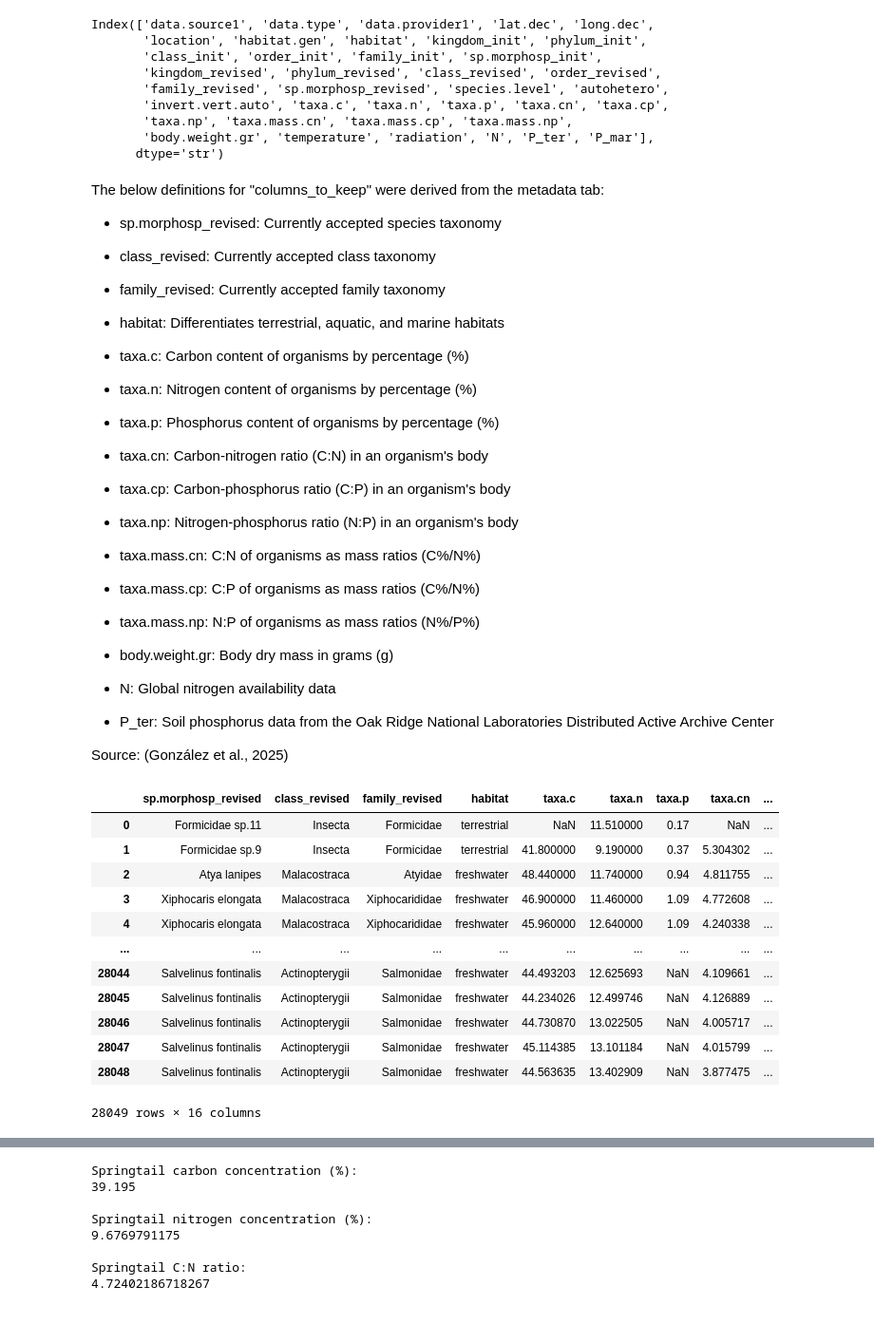
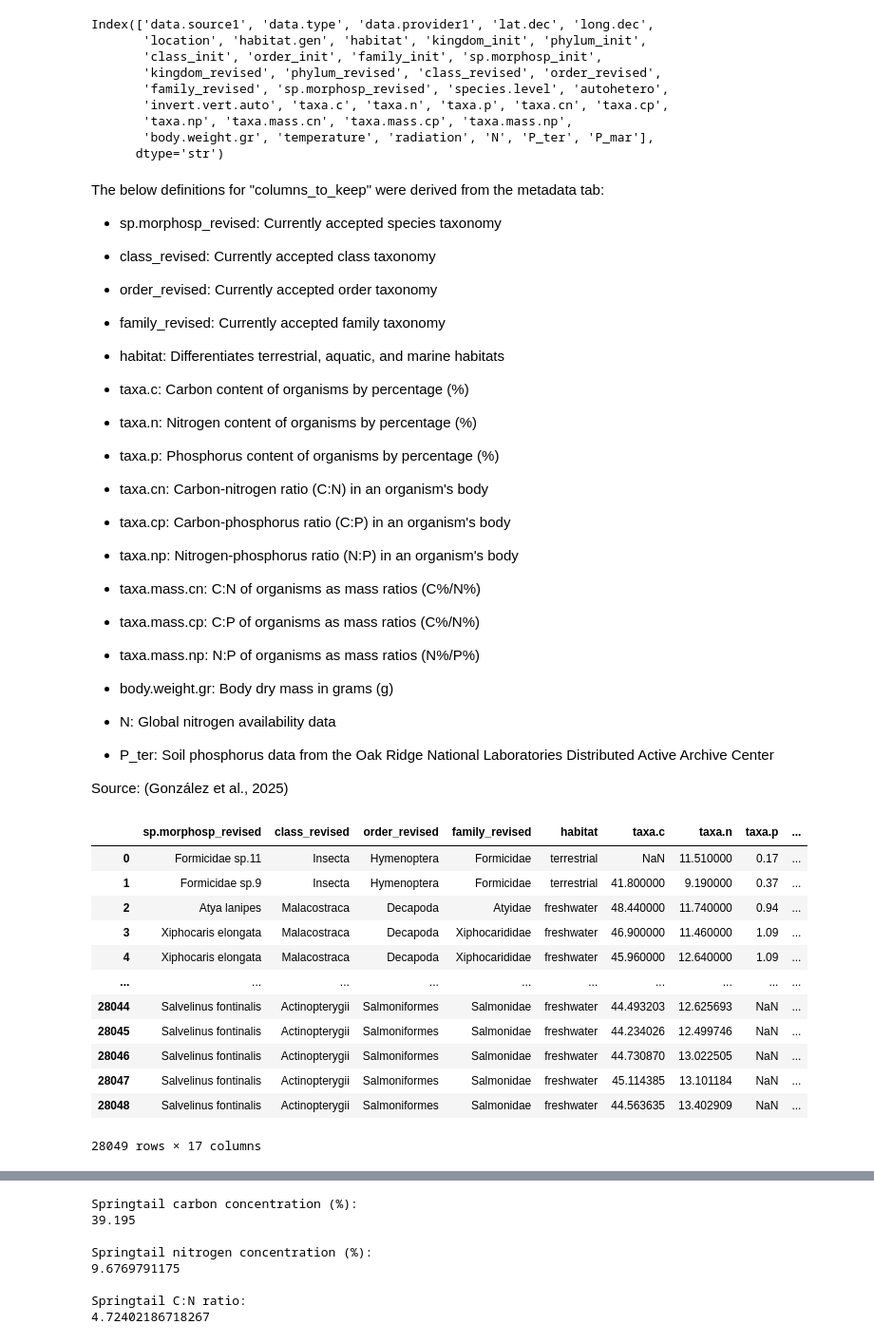
Before and after one commit to TheSpringInstitute/PLANT-B-Nutrient-Cycle-Simulation, a Jupyter notebook: notebooks/part-2-gathering-stoichiometry-variables.ipynb, the cells around one changed output, grey strips where cells are left out. Shown at 95% size. Cells and saved outputs as stored; diff of their text form; code cells hidden in the pictures.

```diff
--- a/notebooks/part-2-gathering-stoichiometry-variables.ipynb
+++ b/notebooks/part-2-gathering-stoichiometry-variables.ipynb
@@ -28,7 +28,7 @@ organism_nutrient_dir = os.path.join(
     # Specify the destination as inside the "PLANT-B-Nutrient-Cycle-Simulation" data repository
     'PLANT-B-Nutrient-Cycle-Simulation',
     'data',
-    'stoichiometry_variables'
+    'stoichiometry_database'
 )
 
 # Create the directory
@@ -83,6 +71,8 @@ The below definitions for "columns_to_keep" were derived from the metadata tab:
 * sp.morphosp_revised: Currently accepted species taxonomy
 
 * class_revised: Currently accepted class taxonomy
+
+* order_revised: Currently accepted order taxonomy
 
 * family_revised: Currently accepted family taxonomy
 
@@ -116,28 +106,28 @@ Source: (González et al., 2025)
 # %%
 # Specify the columns to keep
 """Only columns related to the species's species name and family name and nutrient data will be kept."""
-columns_to_keep = ['sp.morphosp_revised', 'class_revised', 'family_revised', 'habitat', 'taxa.c', 'taxa.n', 'taxa.p', 'taxa.cn', 'taxa.cp', 'taxa.np', 'taxa.mass.cn',
-                   'taxa.mass.cp', 'taxa.mass.np', 'body.weight.gr', 'N', 'P_ter']
+columns_to_keep = ['sp.morphosp_revised', 'class_revised', 'order_revised', 'family_revised', 'habitat', 'taxa.c', 'taxa.n', 'taxa.p',
+                   'taxa.cn', 'taxa.cp', 'taxa.np', 'taxa.mass.cn', 'taxa.mass.cp', 'taxa.mass.np', 'body.weight.gr', 'N', 'P_ter']
 
 # Filter the dataset to keep only the necessary columns
 stoichlife_filtered_df = stoichlife_df[columns_to_keep]
 
 # Display the filtered dataframe
 stoichlife_filtered_df
 # %% [output]
-|  | sp.morphosp_revised | class_revised | family_revised | habitat | taxa.c | taxa.n | taxa.p | taxa.cn | ... |
-| 0 | Formicidae sp.11 | Insecta | Formicidae | terrestrial | NaN | 11.510000 | 0.17 | NaN | ... |
-| 1 | Formicidae sp.9 | Insecta | Formicidae | terrestrial | 41.800000 | 9.190000 | 0.37 | 5.304302 | ... |
-| 2 | Atya lanipes | Malacostraca | Atyidae | freshwater | 48.440000 | 11.740000 | 0.94 | 4.811755 | ... |
-| 3 | Xiphocaris elongata | Malacostraca | Xiphocarididae | freshwater | 46.900000 | 11.460000 | 1.09 | 4.772608 | ... |
-| 4 | Xiphocaris elongata | Malacostraca | Xiphocarididae | freshwater | 45.960000 | 12.640000 | 1.09 | 4.240338 | ... |
+|  | sp.morphosp_revised | class_revised | order_revised | family_revised | habitat | taxa.c | taxa.n | taxa.p | ... |
+| 0 | Formicidae sp.11 | Insecta | Hymenoptera | Formicidae | terrestrial | NaN | 11.510000 | 0.17 | ... |
+| 1 | Formicidae sp.9 | Insecta | Hymenoptera | Formicidae | terrestrial | 41.800000 | 9.190000 | 0.37 | ... |
+| 2 | Atya lanipes | Malacostraca | Decapoda | Atyidae | freshwater | 48.440000 | 11.740000 | 0.94 | ... |
+| 3 | Xiphocaris elongata | Malacostraca | Decapoda | Xiphocarididae | freshwater | 46.900000 | 11.460000 | 1.09 | ... |
+| 4 | Xiphocaris elongata | Malacostraca | Decapoda | Xiphocarididae | freshwater | 45.960000 | 12.640000 | 1.09 | ... |
 | ... | ... | ... | ... | ... | ... | ... | ... | ... | ... |
-| 28044 | Salvelinus fontinalis | Actinopterygii | Salmonidae | freshwater | 44.493203 | 12.625693 | NaN | 4.109661 | ... |
-| 28045 | Salvelinus fontinalis | Actinopterygii | Salmonidae | freshwater | 44.234026 | 12.499746 | NaN | 4.126889 | ... |
-| 28046 | Salvelinus fontinalis | Actinopterygii | Salmonidae | freshwater | 44.730870 | 13.022505 | NaN | 4.005717 | ... |
-| 28047 | Salvelinus fontinalis | Actinopterygii | Salmonidae | freshwater | 45.114385 | 13.101184 | NaN | 4.015799 | ... |
-| 28048 | Salvelinus fontinalis | Actinopterygii | Salmonidae | freshwater | 44.563635 | 13.402909 | NaN | 3.877475 | ... |
+| 28044 | Salvelinus fontinalis | Actinopterygii | Salmoniformes | Salmonidae | freshwater | 44.493203 | 12.625693 | NaN | ... |
+| 28045 | Salvelinus fontinalis | Actinopterygii | Salmoniformes | Salmonidae | freshwater | 44.234026 | 12.499746 | NaN | ... |
+| 28046 | Salvelinus fontinalis | Actinopterygii | Salmoniformes | Salmonidae | freshwater | 44.730870 | 13.022505 | NaN | ... |
+| 28047 | Salvelinus fontinalis | Actinopterygii | Salmoniformes | Salmonidae | freshwater | 45.114385 | 13.101184 | NaN | ... |
+| 28048 | Salvelinus fontinalis | Actinopterygii | Salmoniformes | Salmonidae | freshwater | 44.563635 | 13.402909 | NaN | ... |
-28049 rows × 16 columns
+28049 rows × 17 columns
 # %%
 # Filter 'sp.morphosp_revised' for close relatives of the invertebrates
 invertebrate_df = stoichlife_filtered_df[stoichlife_filtered_df['sp.morphosp_revised'].isin(['Folsomia fimetaria', 'Platyarthrus sp.'])]
```
Also changed, not shown: parts of 9 cells of this notebook, 3 other files.
